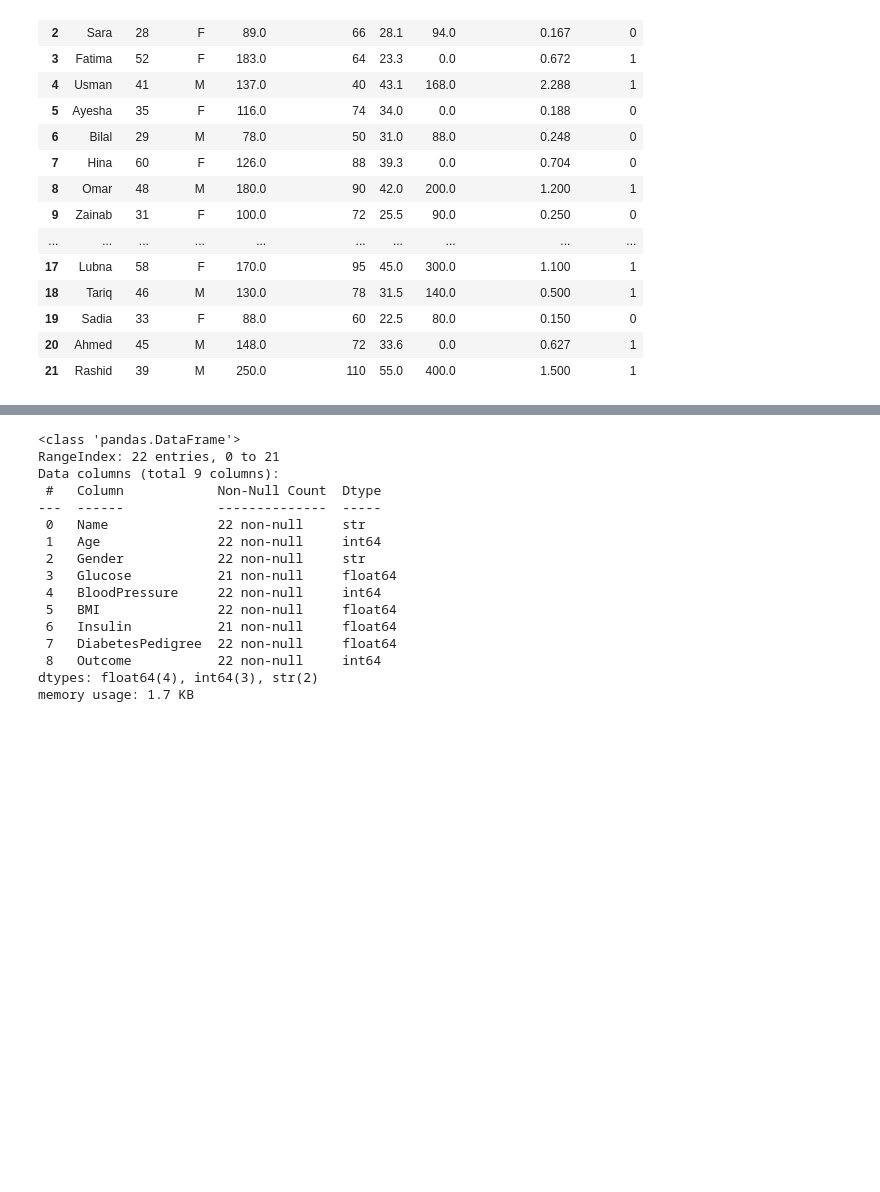
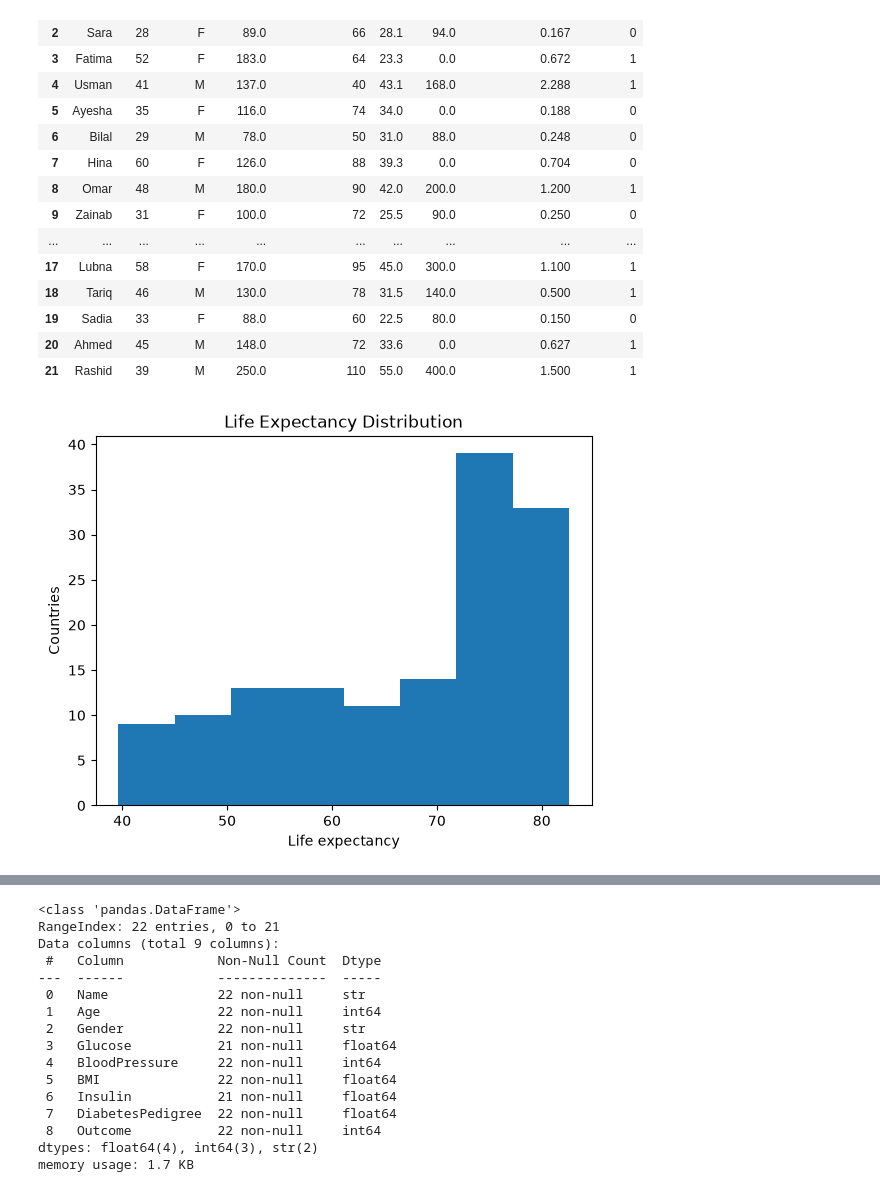
Before and after one commit to 786sag-code/ProgrammingForDA, a Jupyter notebook: app/DataAnalysis.ipynb, the cells around one changed output, grey strips where cells are left out. Drawn from its saved outputs; the diff is of its cells as text; code cells hidden in the pictures; blank space fills up the shorter version.

```diff
--- a/app/DataAnalysis.ipynb
+++ b/app/DataAnalysis.ipynb
@@ -2017,3 +2176,17 @@ df
 | 21 | Rashid | 39 | M | 250.0 | 110 | 55.0 | 400.0 | 1.500 | 1 |
 # %%
 df = pd.read_csv("../data/people_diabetes.csv")
+# %%
+import pandas as pd
+
+df = pd.read_csv('../data/gapminder.csv')
+
+latest = df[df['year'] == 2007]
+# %%
+plt.hist(latest['lifeExp'], bins=8)
+plt.xlabel('Life expectancy')
+plt.ylabel('Countries')
+plt.title('Life Expectancy Distribution')
+plt.show()
+# %% [output]
+[figure, added]
```
Also changed, not shown: parts of 13 cells of this notebook, 6 other files.
